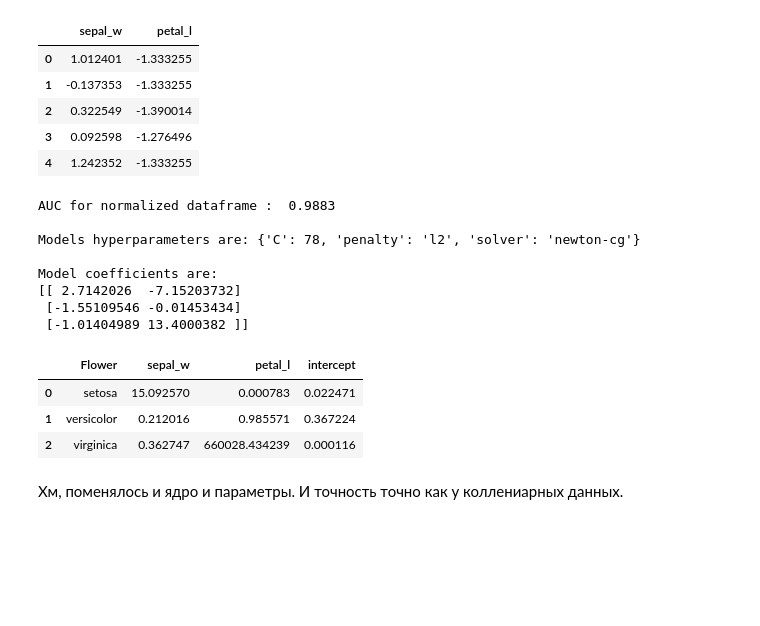
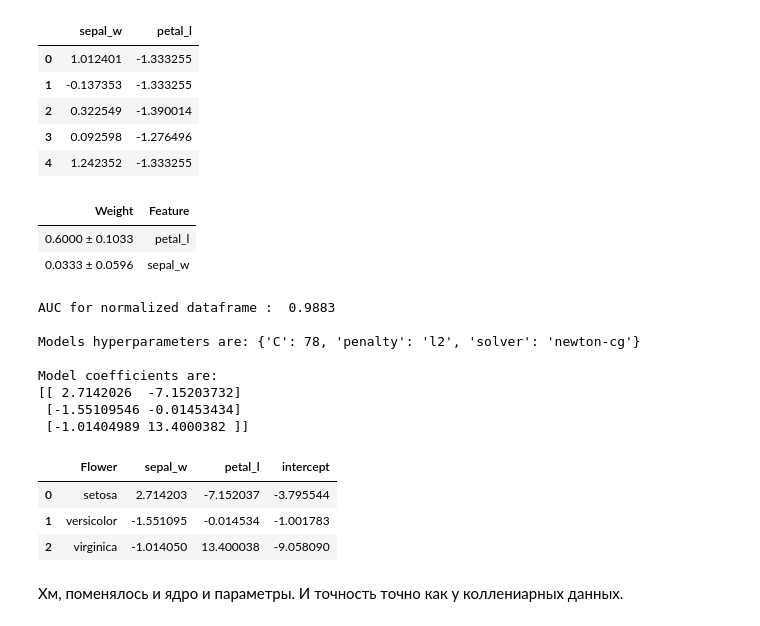
Before and after one commit to jast4ik/Hillel_ML_HW, a Jupyter notebook: Homework08/HW08_v2.ipynb, the cells around one changed output. Drawn from its saved outputs; the diff is of its cells as text; code cells hidden in the pictures; blank space fills up the shorter version.

```diff
--- a/Homework08/HW08_v2.ipynb
+++ b/Homework08/HW08_v2.ipynb
@@ -381,6 +405,13 @@ else:
 
     with open("./data/models/model_lr_03.pkl", "wb") as m_file:
         pickle.dump(lr_result_03, m_file)
+# %%
+lr_result_03_perm = PermutationImportance(lr_result_03.best_estimator_).fit(X_test_3, y_test_3)
+eli5.show_weights(lr_result_03_perm, feature_names=X_test_3.columns.values)
+# %% [output]
+| Weight | Feature |
+| 0.6000 ± 0.1033 | petal_l |
+| 0.0333 ± 0.0596 | sepal_w |
 # %%
 fp_3, tp_3, thr_3 = {}, {}, {}
 
@@ -403,18 +434,18 @@ Model coefficients are:
  [-1.01404989 13.4000382 ]]
 # %%
 lr_result_03_coef = pd.DataFrame(
-    [np.exp(x) for x in lr_result_03.best_estimator_.coef_],
+    [x for x in lr_result_03.best_estimator_.coef_],
     columns=X_test_1.columns
 )
 
-lr_result_03_coef['intercept'] = [np.exp(x) for x in lr_result_03.best_estimator_.intercept_]
+lr_result_03_coef['intercept'] = [x for x in lr_result_03.best_estimator_.intercept_]
 
 class_df.join(lr_result_03_coef).head()
 # %% [output]
 |  | Flower | sepal_w | petal_l | intercept |
-| 0 | setosa | 15.092570 | 0.000783 | 0.022471 |
-| 1 | versicolor | 0.212016 | 0.985571 | 0.367224 |
-| 2 | virginica | 0.362747 | 660028.434239 | 0.000116 |
+| 0 | setosa | 2.714203 | -7.152037 | -3.795544 |
+| 1 | versicolor | -1.551095 | -0.014534 | -1.001783 |
+| 2 | virginica | -1.014050 | 13.400038 | -9.058090 |
 # %% [markdown]
 Хм, поменялось и ядро и параметры. И точность точно как у коллениарных данных.
 # %%
```
Also changed, not shown: parts of 7 cells of this notebook.
